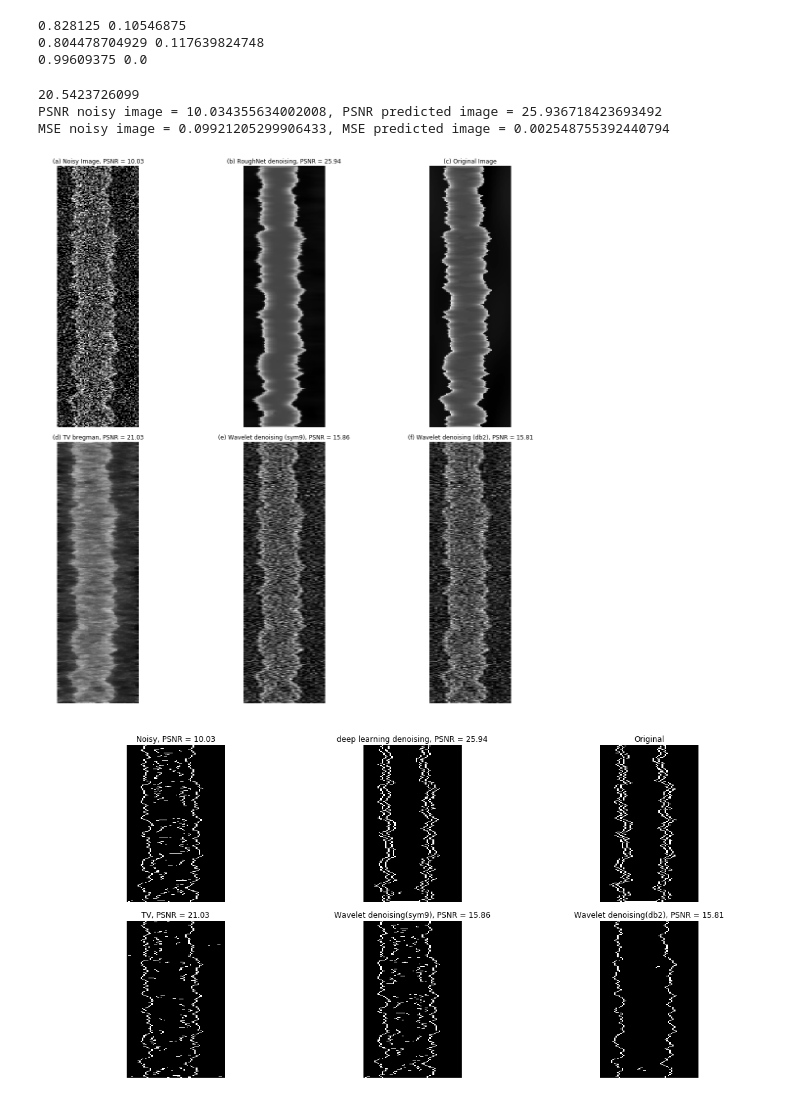
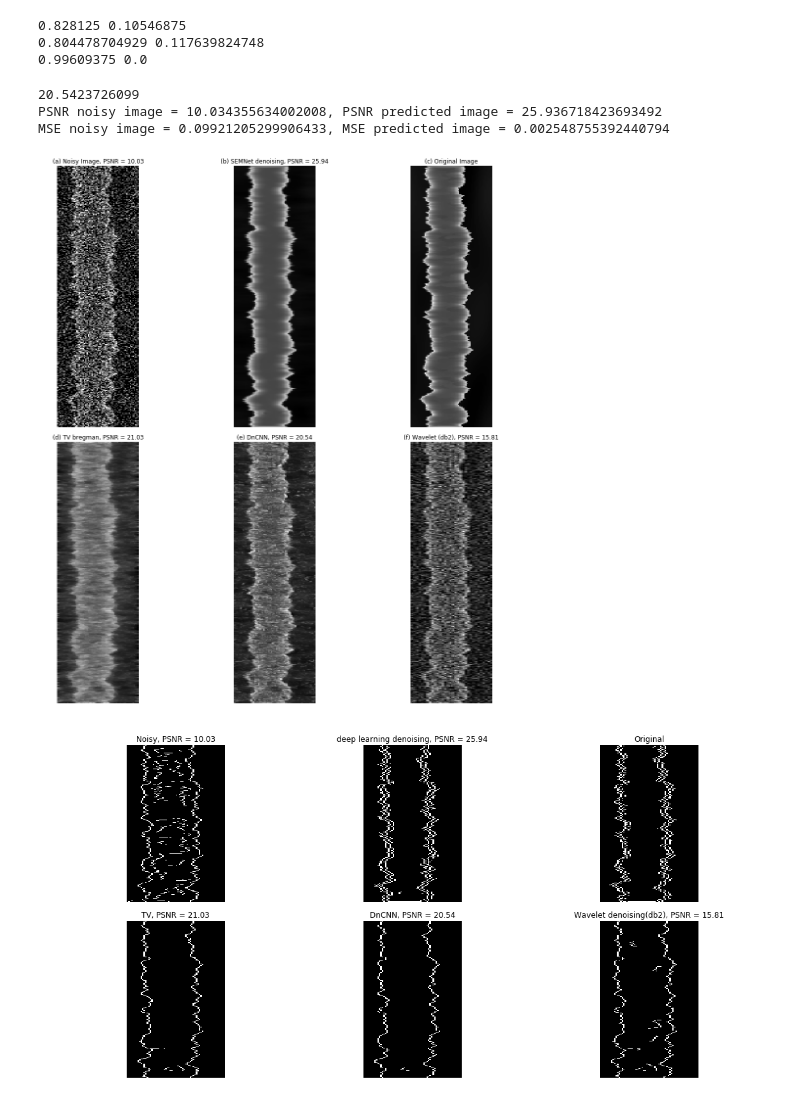
Before and after one commit to narendrachaudhary51/LER_machine_learning, a Jupyter notebook: neural_nets/nnet_prediction.ipynb, the cells around one changed output. Saved outputs shown, nothing was run; the diff lists cells and outputs as text; code cells hidden in the pictures.

Commit message:
updated the code with 1000 points edge

```diff
--- a/neural_nets/nnet_prediction.ipynb
+++ b/neural_nets/nnet_prediction.ipynb
@@ -137,8 +137,8 @@ print('MSE noisy image = {}, MSE predicted image = {}'.format(mse_noisy,mse_pred
 im_denoise_tv_bregman = denoise_tv_bregman(imnoisy, weight = 1)
 psnr_tv = measure.compare_psnr(im,im_denoise_tv_bregman)
 
-im_denoise_wavelet_sym9 = denoise_wavelet(imnoisy, wavelet='sym9', multichannel=False)
-psnr_wavelet_sym9 = measure.compare_psnr(im, im_denoise_wavelet_sym9)
+#im_denoise_wavelet_sym9 = denoise_wavelet(imnoisy, wavelet='sym9', multichannel=False)
+#psnr_wavelet_sym9 = measure.compare_psnr(im, im_denoise_wavelet_sym9)
 
 im_denoise_wavelet_db2 = denoise_wavelet(imnoisy, wavelet='db2', multichannel=False)
 psnr_wavelet_db2 = measure.compare_psnr(im, im_denoise_wavelet_db2)
@@ -150,38 +150,42 @@ plt.gray()
 
 
 ax[0, 0].imshow(imnoisy,cmap = 'gray',aspect= 0.2)
 ax[0, 0].axis('off')
 ax[0, 0].set_title('(a) Noisy Image, PSNR = {0:.4g}'.format(psnr_noisy))
 
 ax[0, 1].imshow(impredict,cmap = 'gray',aspect= 0.2)
 ax[0, 1].axis('off')
-ax[0, 1].set_title('(b) RoughNet denoising, PSNR = {0:.4g}'.format(psnr_predict))
+ax[0, 1].set_title('(b) SEMNet denoising, PSNR = {0:.4g}'.format(psnr_predict))
 
 ax[0, 2].imshow(im,cmap = 'gray',aspect= 0.2)
 ax[0, 2].axis('off')
 ax[0, 2].set_title('(c) Original Image')
 
 ax[1, 0].imshow(im_denoise_tv_bregman, cmap = 'gray',aspect= 0.2)
 ax[1, 0].axis('off')
 ax[1, 0].set_title('(d) TV bregman, PSNR = {0:.4g}'.format(psnr_tv))
 
-ax[1, 1].imshow(im_denoise_wavelet_sym9,cmap = 'gray',aspect= 0.2)
+ax[1, 1].imshow(DnCNN,cmap = 'gray',aspect= 0.2)
 ax[1, 1].axis('off')
-ax[1, 1].set_title('(e) Wavelet denoising (sym9), PSNR = {0:.4g}'.format(psnr_wavelet_sym9))
+ax[1, 1].set_title('(e) DnCNN, PSNR = {0:.4g}'.format(psnr_DnCNN))
+
+#ax[1, 1].imshow(im_denoise_wavelet_sym9,cmap = 'gray',aspect= 0.2)
+#ax[1, 1].axis('off')
+#ax[1, 1].set_title('(e) Wavelet denoising (sym9), PSNR = {0:.4g}'.format(psnr_wavelet_sym9))
 
 ax[1, 2].imshow(im_denoise_wavelet_db2,cmap = 'gray',aspect= 0.2)
 ax[1, 2].axis('off')
-ax[1, 2].set_title('(f) Wavelet denoising (db2), PSNR = {0:.4g}'.format(psnr_wavelet_db2))
+ax[1, 2].set_title('(f) Wavelet (db2), PSNR = {0:.4g}'.format(psnr_wavelet_db2))
 
 
 fig.tight_layout()
 plt.savefig('denoisers.png')
 plt.show()
 # %% [output]
 20.5423726099
 PSNR noisy image = 10.034355634002008, PSNR predicted image = 25.936718423693492
 MSE noisy image = 0.09921205299906433, MSE predicted image = 0.002548755392440794
-[figure, old version]
+[figure, new version]
 # %%
 from scipy import ndimage as ndi
 from skimage import feature
@@ -189,12 +193,16 @@ from skimage import feature
 
 # Compute the Canny filter for two values of sigma
 s = 1
-edges_im = feature.canny(im, sigma = 1)
+edges_im = feature.canny(im, sigma = 0.5)
 edges_imnoisy = feature.canny(imnoisy, sigma = 3)
-edges_impredict = feature.canny(impredict, sigma = 1)
-edges_im_tv = feature.canny(im_denoise_tv_bregman, sigma = 2)
-edges_im_wavelet_sym9 = feature.canny(im_denoise_wavelet_sym9, sigma = 3)
-edges_im_wavelet_db2 = feature.canny(im_denoise_wavelet_db2, sigma = 4)
+edges_impredict = feature.canny(impredict, sigma = 0.5)
+
+edges_im_tv = feature.canny(im_denoise_tv_bregman, sigma = 3)
+edges_im_DnCNN = feature.canny(DnCNN, sigma = 3.5)
+edges_im_wavelet_db2 = feature.canny(im_denoise_wavelet_db2, sigma = 3.5)
+
+#edges_im_wavelet_sym9 = feature.canny(im_denoise_wavelet_sym9, sigma = 3)
+
 
 # display results
 fig, ax = plt.subplots(nrows=2, ncols=3, figsize=(16, 8), sharex=True, sharey=True)
@@ -215,10 +223,13 @@ ax[1, 0].imshow(edges_im_tv, cmap = 'gray',aspect= 0.1)
 ax[1, 0].axis('off')
 ax[1, 0].set_title('TV, PSNR = {0:.4g}'.format(psnr_tv))
 
+ax[1, 1].imshow(edges_im_DnCNN,cmap = 'gray',aspect= 0.1)
+ax[1, 1].axis('off')
+ax[1, 1].set_title('DnCNN, PSNR = {0:.4g}'.format(psnr_DnCNN))
 
-ax[1, 1].imshow(edges_im_wavelet_sym9,cmap = 'gray',aspect= 0.1)
-ax[1, 1].axis('off')
-ax[1, 1].set_title('Wavelet denoising(sym9), PSNR = {0:.4g}'.format(psnr_wavelet_sym9))
+#ax[1, 1].imshow(edges_im_wavelet_sym9,cmap = 'gray',aspect= 0.1)
+#ax[1, 1].axis('off')
+#ax[1, 1].set_title('Wavelet denoising(sym9), PSNR = {0:.4g}'.format(psnr_wavelet_sym9))
 
 
 ax[1, 2].imshow(edges_im_wavelet_db2,cmap = 'gray',aspect= 0.1)
@@ -230,7 +241,7 @@ fig.tight_layout()
 
 plt.show()
 # %% [output]
-[figure, old version]
+[figure, new version]
 # %%
 from skimage.filters import roberts, sobel, scharr
 
```
Also changed, not shown: parts of 3 cells of this notebook.
